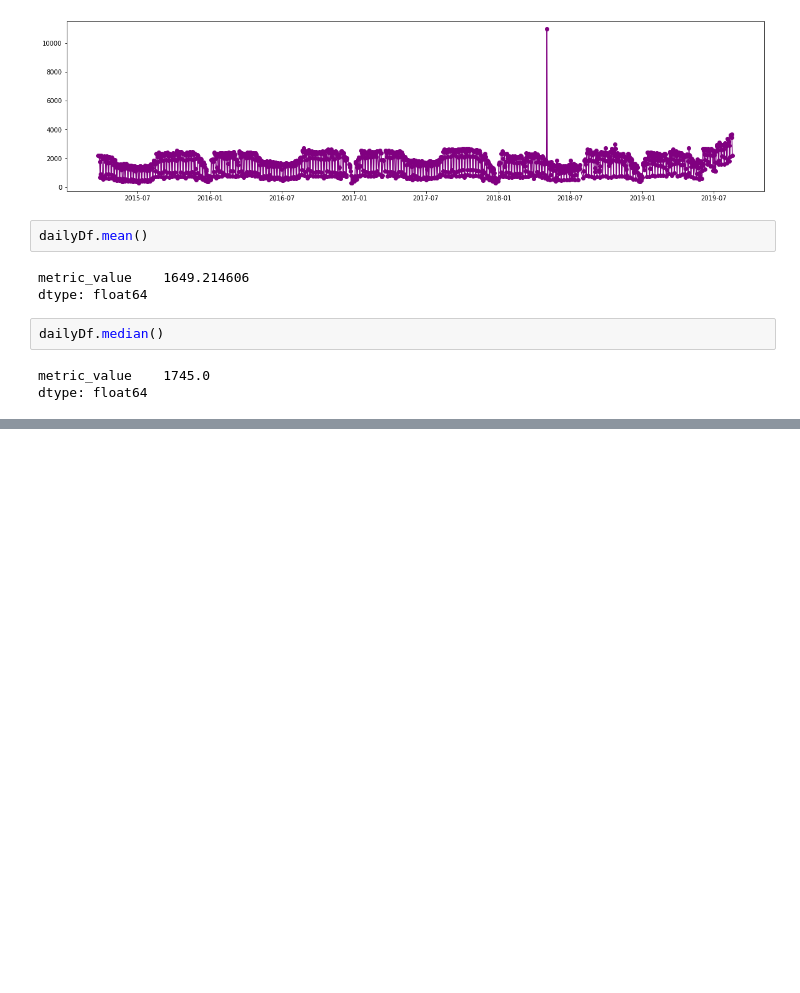
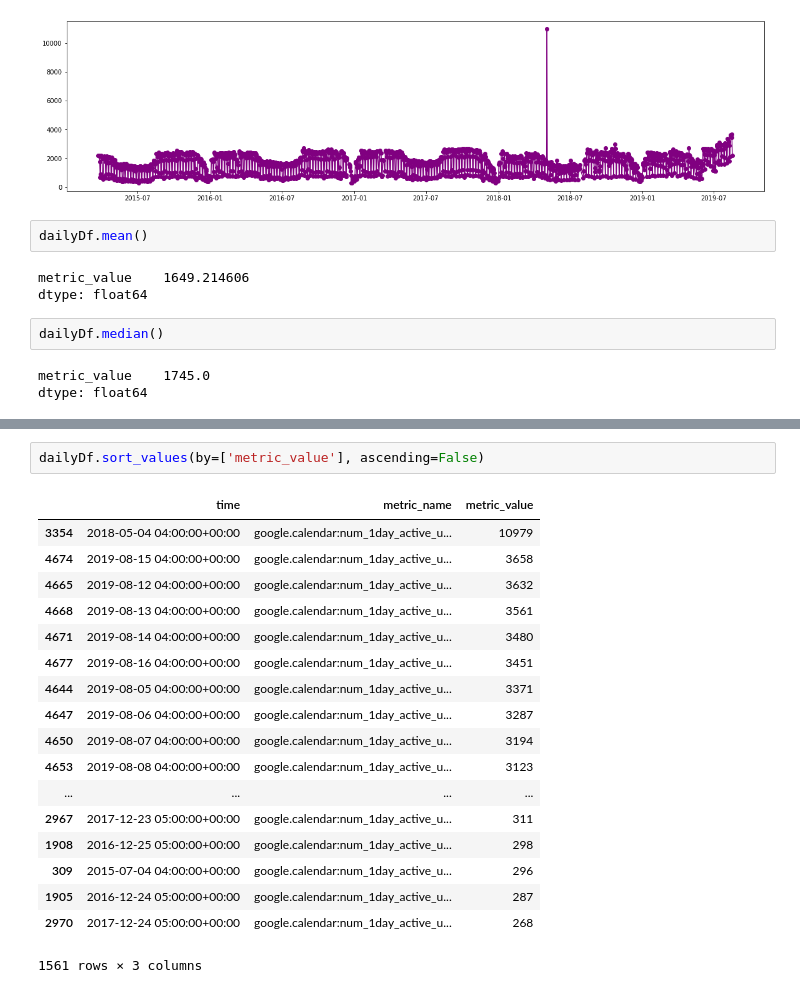
Before and after one commit to UNCG-CSE/G_Suite_Metrics, a Jupyter notebook: src/Jackie/CalendarAnalysis.ipynb, the cells around one changed output, grey strips where cells are left out. Saved outputs shown, nothing was run; the diff lists cells and outputs as text; blank space fills up the shorter version.

```diff
--- a/src/Jackie/CalendarAnalysis.ipynb
+++ b/src/Jackie/CalendarAnalysis.ipynb
@@ -59,0 +76,21 @@ dtype: float64
+# %%
+dailyDf.sort_values(by=['metric_value'], ascending=False)
+# %% [output]
+|  | time | metric_name | metric_value |
+| 3354 | 2018-05-04 04:00:00+00:00 | google.calendar:num_1day_active_u... | 10979 |
+| 4674 | 2019-08-15 04:00:00+00:00 | google.calendar:num_1day_active_u... | 3658 |
+| 4665 | 2019-08-12 04:00:00+00:00 | google.calendar:num_1day_active_u... | 3632 |
+| 4668 | 2019-08-13 04:00:00+00:00 | google.calendar:num_1day_active_u... | 3561 |
+| 4671 | 2019-08-14 04:00:00+00:00 | google.calendar:num_1day_active_u... | 3480 |
+| 4677 | 2019-08-16 04:00:00+00:00 | google.calendar:num_1day_active_u... | 3451 |
+| 4644 | 2019-08-05 04:00:00+00:00 | google.calendar:num_1day_active_u... | 3371 |
+| 4647 | 2019-08-06 04:00:00+00:00 | google.calendar:num_1day_active_u... | 3287 |
+| 4650 | 2019-08-07 04:00:00+00:00 | google.calendar:num_1day_active_u... | 3194 |
+| 4653 | 2019-08-08 04:00:00+00:00 | google.calendar:num_1day_active_u... | 3123 |
+| ... | ... | ... | ... |
+| 2967 | 2017-12-23 05:00:00+00:00 | google.calendar:num_1day_active_u... | 311 |
+| 1908 | 2016-12-25 05:00:00+00:00 | google.calendar:num_1day_active_u... | 298 |
+| 309 | 2015-07-04 04:00:00+00:00 | google.calendar:num_1day_active_u... | 296 |
+| 1905 | 2016-12-24 05:00:00+00:00 | google.calendar:num_1day_active_u... | 287 |
+| 2970 | 2017-12-24 05:00:00+00:00 | google.calendar:num_1day_active_u... | 268 |
+1561 rows × 3 columns
```
Also changed, not shown: parts of 6 cells of this notebook.
